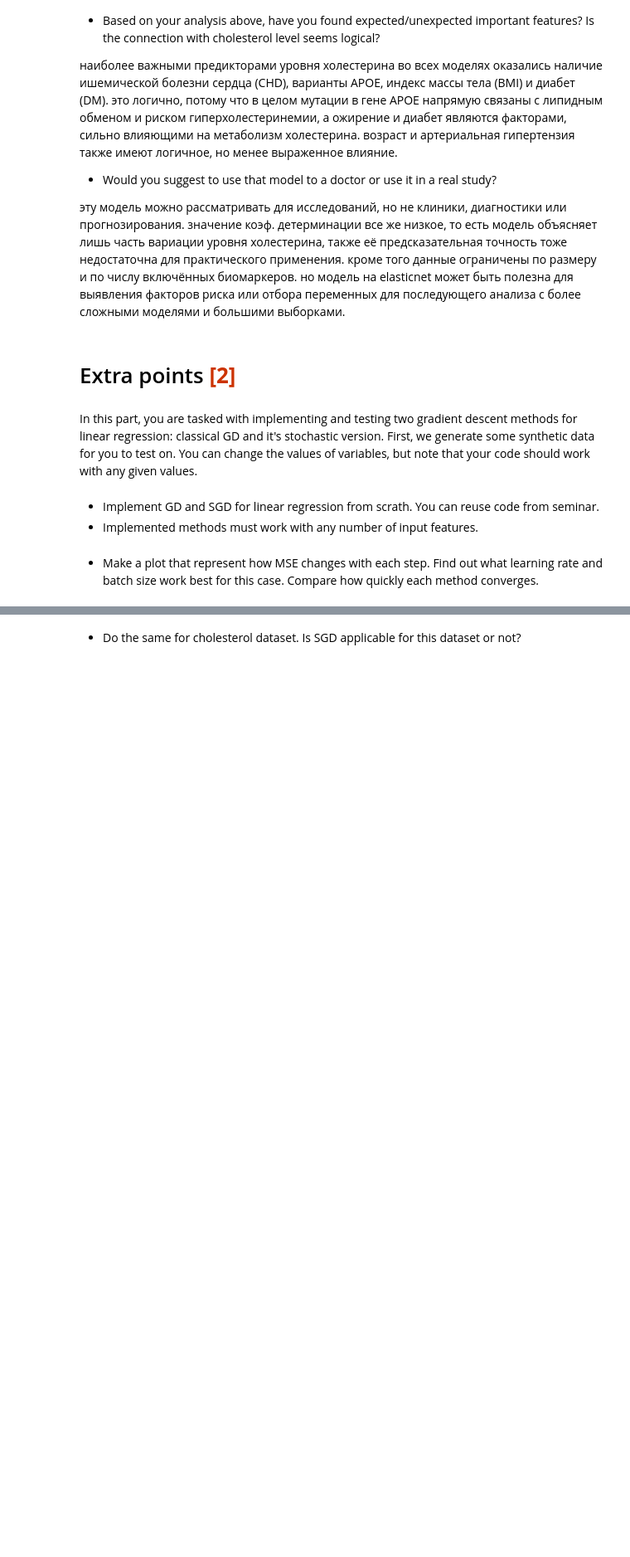
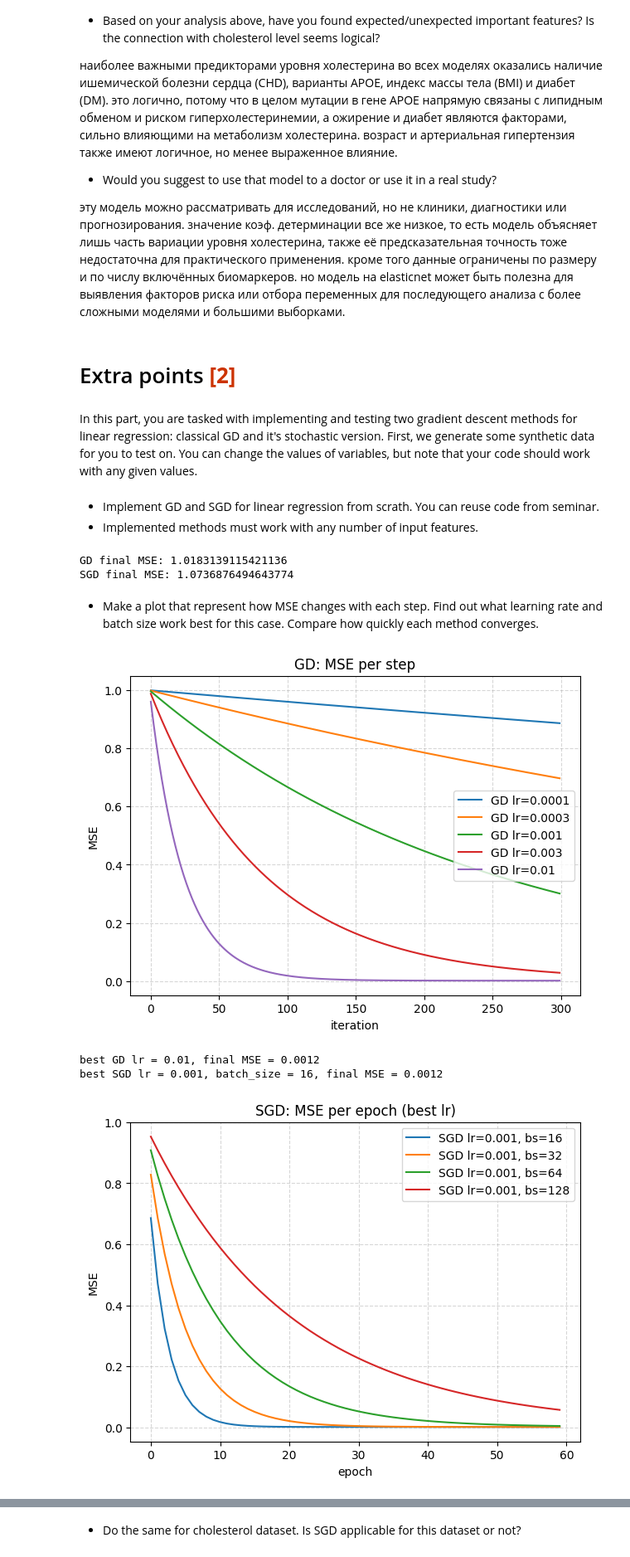
Before and after one commit to vlada-kazantsevaa/homeworks, a Jupyter notebook: Homeworks/hw-2/HW_2_(Regression).ipynb, the cells around one changed output, grey strips where cells are left out. Shown at 83% size. Cells and saved outputs as stored; diff of their text form; code cells hidden in the pictures; blank space fills up the shorter version.

```diff
--- a/Homeworks/hw-2/HW_2_(Regression).ipynb
+++ b/Homeworks/hw-2/HW_2_(Regression).ipynb
@@ -685,3 +717,13 @@ def SGD(X, y, w_0, max_iter=500, batch_size=10, learning_rate=0.05):
     return [w, mse_scores]
+# %%
+# ради проверки
+w_gd, hist_gd = GD(X, Y, w_0, max_iter=300, learning_rate=1e-3)
+w_sgd, hist_sgd = SGD(X, Y, w_0, max_iter=30, batch_size=32, learning_rate=1e-3)
+
+print("GD final MSE:", hist_gd[-1])
+print("SGD final MSE:", hist_sgd[-1])
+# %% [output]
+GD final MSE: 1.0183139115421136
+SGD final MSE: 1.0736876494643774
 # %% [markdown]
 * Make a plot that represent how MSE changes with each step. Find out what learning rate and batch size work best for this case. Compare how quickly each method converges.
@@ -689,0 +730,57 @@ def SGD(X, y, w_0, max_iter=500, batch_size=10, learning_rate=0.05):
+# %%
+# нормализуем данные для подбора, сами модели не меняем
+# этот код существует потому что колаб выдавал мне предупреждение
+eps = 1e-12
+Xn = (X - X.mean(axis=0)) / (X.std(axis=0) + eps)
+Yn = (Y - Y.mean()) / (Y.std() + eps)
+w0n = np.zeros(X.shape[1])
+
+# подбираем learning_rate и выводим MSE по шагам для GD
+gd_lrs = [1e-4, 3e-4, 1e-3, 3e-3, 1e-2]
+gd_histories = {}
+for lr in gd_lrs:
+    _, hist = GD(Xn, Yn, w0n, max_iter=300, learning_rate=lr)
+    gd_histories[lr] = hist
+
+plt.figure(figsize=(7,5))
+for lr, hist in gd_histories.items():
+    plt.plot(hist, label=f"GD lr={lr}")
+plt.xlabel("iteration"); plt.ylabel("MSE"); plt.title("GD: MSE per step")
+plt.grid(True, ls="--", alpha=0.5); plt.legend(); plt.show()
+
+best_lr_gd = min(gd_histories, key=lambda lr: gd_histories[lr][-1])
+best_hist_gd = gd_histories[best_lr_gd]
+print(f"best GD lr = {best_lr_gd}, final MSE = {best_hist_gd[-1]:.4f}")
+
+# перебор по lr и batch_size для SGD
+sgd_lrs = [1e-4, 3e-4, 1e-3, 3e-3]
+sgd_bsz = [16, 32, 64, 128]
+sgd_results = {}
+
+for lr in sgd_lrs:
+    for bs in sgd_bsz:
+        _, hist = SGD(Xn, Yn, w0n, max_iter=60, batch_size=bs, learning_rate=lr)
+        sgd_results[(lr, bs)] = hist
+
+best_lr_sgd, best_bs_sgd = min(sgd_results, key=lambda k: sgd_results[k][-1])
+best_hist_sgd = sgd_results[(best_lr_sgd, best_bs_sgd)]
+print(f"best SGD lr = {best_lr_sgd}, batch_size = {best_bs_sgd}, final MSE = {best_hist_sgd[-1]:.4f}")
+
+# влияние batch_size при лучшем lr
+plt.figure(figsize=(7,5))
+for bs in sgd_bsz:
+    plt.plot(sgd_results[(best_lr_sgd, bs)], label=f"SGD lr={best_lr_sgd}, bs={bs}")
+plt.xlabel("epoch"); plt.ylabel("MSE"); plt.title("SGD: MSE per epoch (best lr)")
+plt.grid(True, ls="--", alpha=0.5); plt.legend(); plt.show()
+
+# сравнение скорости сходимости при лучших вариантах
+plt.figure(figsize=(7,5))
+plt.plot(best_hist_gd, label=f"best GD (lr={best_lr_gd})", lw=2)
+plt.plot(best_hist_sgd, label=f"best SGD (lr={best_lr_sgd}, bs={best_bs_sgd})", lw=2)
+plt.xlabel("step (GD: iteration, SGD: epoch)"); plt.ylabel("MSE"); plt.title("GD vs SGD")
+plt.grid(True, ls="--", alpha=0.5); plt.legend(); plt.show()
+# %% [output]
+[figure, added]
+best GD lr = 0.01, final MSE = 0.0012
+best SGD lr = 0.001, batch_size = 16, final MSE = 0.0012
+[figure, added]
```
Also changed, not shown: parts of 3 cells of this notebook.
